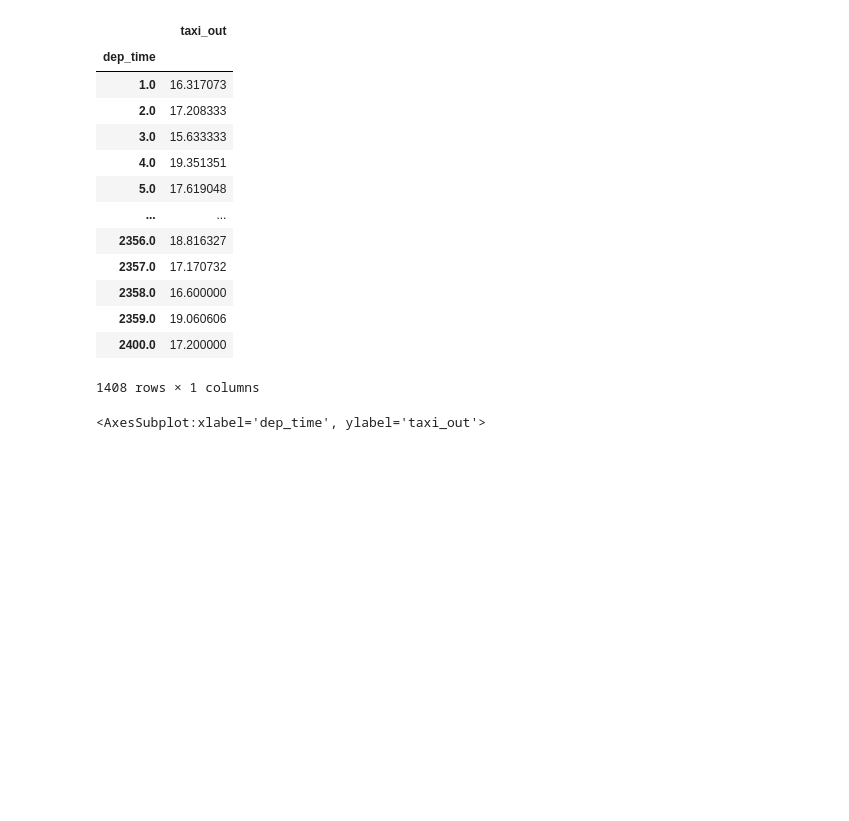
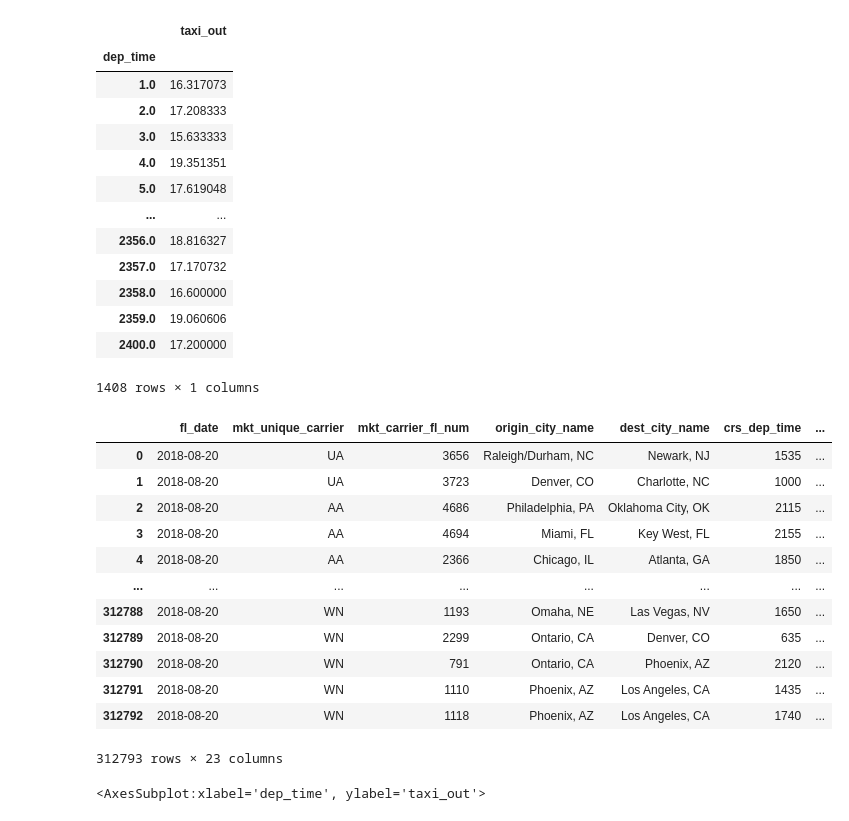
Before and after one commit to ChunkeyMunkey/SL-Flight-Delay, a Jupyter notebook: data_exploration.ipynb, the cells around one changed output. Cells and saved outputs as stored; diff of their text form; code cells hidden in the pictures; blank space fills up the shorter version.

```diff
--- a/data_exploration.ipynb
+++ b/data_exploration.ipynb
@@ -72,6 +72,22 @@ task4a
 | 2359.0 | 19.060606 |
 | 2400.0 | 17.200000 |
 1408 rows × 1 columns
+# %%
+df
+# %% [output]
+|  | fl_date | mkt_unique_carrier | mkt_carrier_fl_num | origin_city_name | dest_city_name | crs_dep_time | ... |
+| 0 | 2018-08-20 | UA | 3656 | Raleigh/Durham, NC | Newark, NJ | 1535 | ... |
+| 1 | 2018-08-20 | UA | 3723 | Denver, CO | Charlotte, NC | 1000 | ... |
+| 2 | 2018-08-20 | AA | 4686 | Philadelphia, PA | Oklahoma City, OK | 2115 | ... |
+| 3 | 2018-08-20 | AA | 4694 | Miami, FL | Key West, FL | 2155 | ... |
+| 4 | 2018-08-20 | AA | 2366 | Chicago, IL | Atlanta, GA | 1850 | ... |
+| ... | ... | ... | ... | ... | ... | ... | ... |
+| 312788 | 2018-08-20 | WN | 1193 | Omaha, NE | Las Vegas, NV | 1650 | ... |
+| 312789 | 2018-08-20 | WN | 2299 | Ontario, CA | Denver, CO | 635 | ... |
+| 312790 | 2018-08-20 | WN | 791 | Ontario, CA | Phoenix, AZ | 2120 | ... |
+| 312791 | 2018-08-20 | WN | 1110 | Phoenix, AZ | Los Angeles, CA | 1435 | ... |
+| 312792 | 2018-08-20 | WN | 1118 | Phoenix, AZ | Los Angeles, CA | 1740 | ... |
+312793 rows × 23 columns
 # %%
 sns.scatterplot(task4a.index, task4a.taxi_out)
 # %% [output]
```
Also changed, not shown: parts of 33 cells of this notebook.
